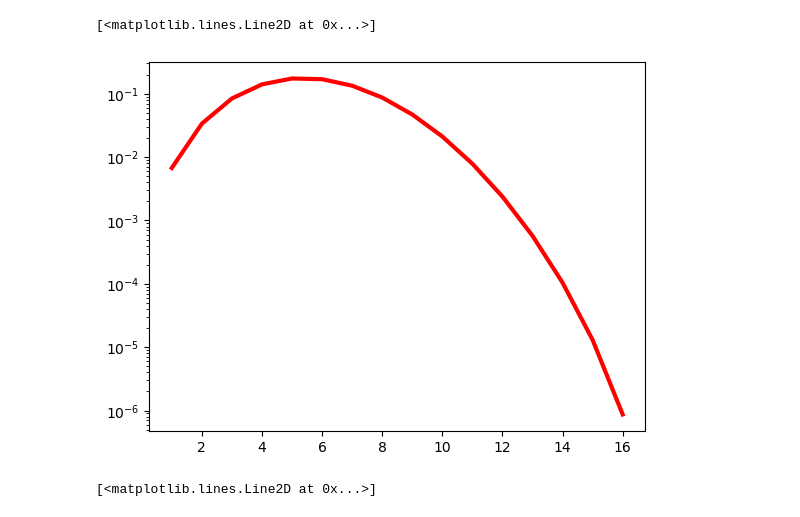
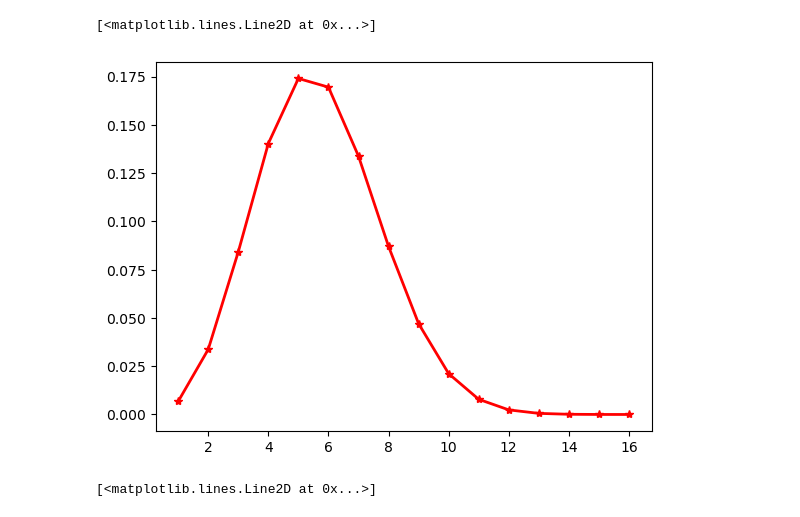
Before and after one commit to AurelianoLZA/Phys_434, a Jupyter notebook: Lab 2.ipynb, the cells around one changed output. Cells and saved outputs as stored; diff of their text form; code cells hidden in the pictures.

```diff
--- a/Lab 2.ipynb
+++ b/Lab 2.ipynb
@@ -27,13 +30,16 @@ def convolv(A,old,count):
 # %%
-new_pdf = convolv(pdf,pdf,5)
+new_pdf = convolv(pdf,pdf,5) # We convolve Poisson's pdf 5 times
 length = len(new_pdf)
 fig2,ax2 = plt.subplots()
-plt.yscale("log")
+#plt.yscale("log")
 y = np.linspace(1,16,16)
-ax2.plot(y,new_pdf,'r',lw="3")
+ax2.plot(y,new_pdf,'r*-',lw="2")
+# We can see from the plot below that the distribution still looks like Poisson
+# This make sense since the Poisson distribution is an exponential function. The convolution between two Poisson distribution
+# means that we are only changing the coefficients. Thus, the summed pdf is still Poisson distribution
 # %% [output]
 [<matplotlib.lines.Line2D at 0x...>]
-[figure, old version]
+[figure, new version]
 # %%
 fig3,ax3 = plt.subplots()
 ax3.plot(y/len(y),new_pdf)
```
Also changed, not shown: parts of 8 cells of this notebook.
